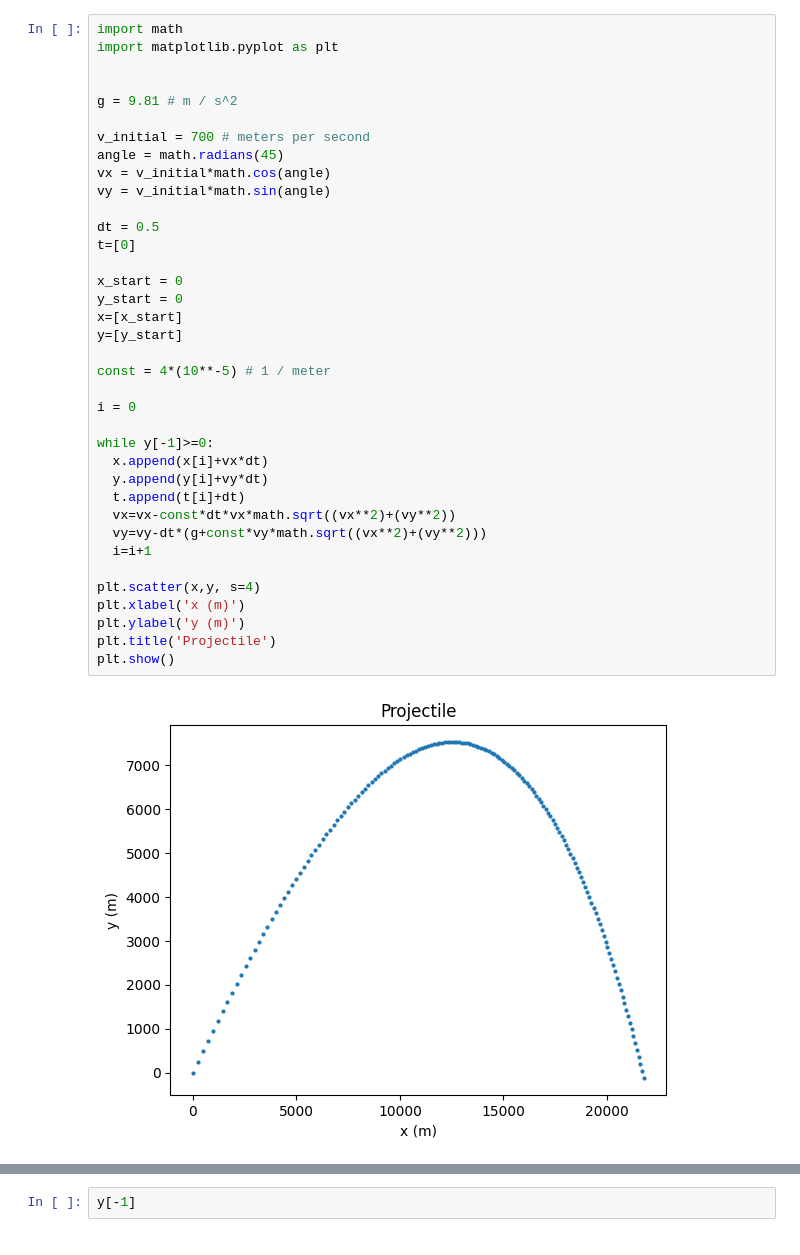
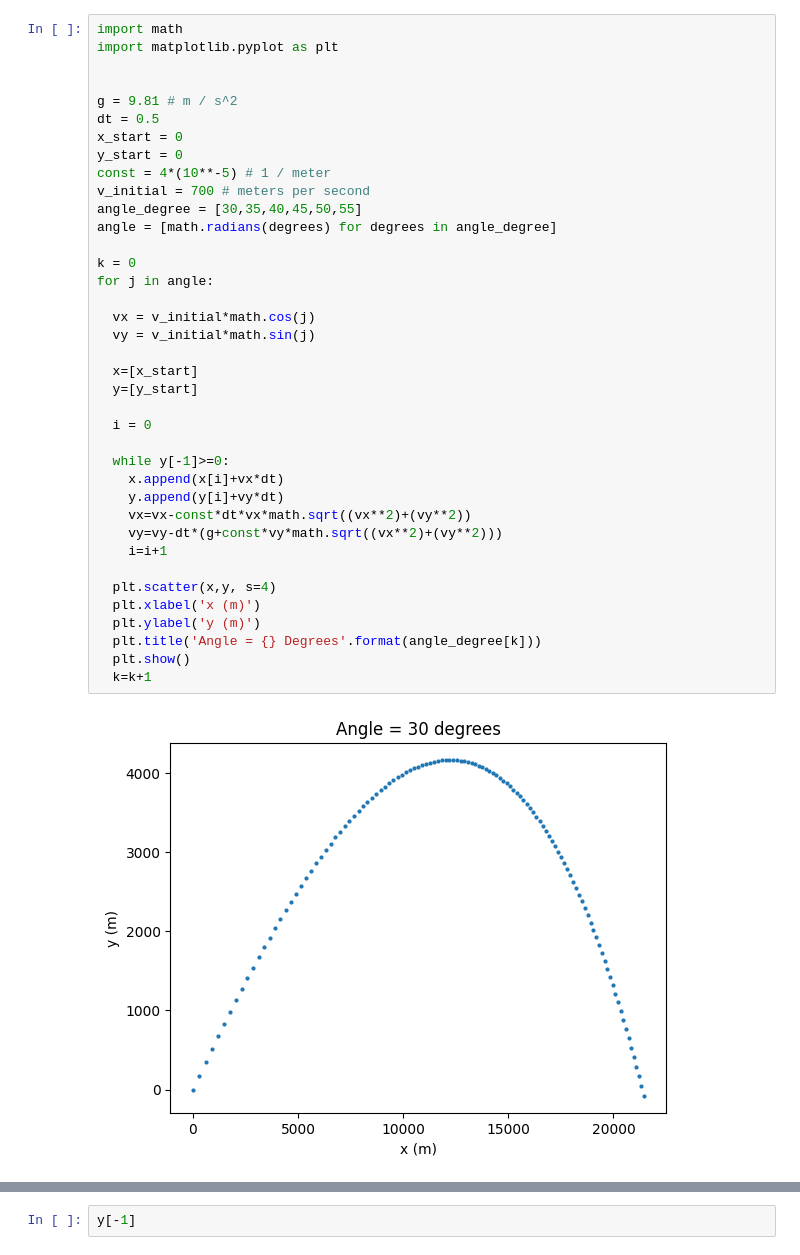
Before and after one commit to ubsuny/23-Homework3G5, a Jupyter notebook: projectile_motion.ipynb, the cells around one changed output, grey strips where cells are left out. Cells and saved outputs as stored; diff of their text form.

```diff
--- a/projectile_motion.ipynb
+++ b/projectile_motion.ipynb
@@ -3,39 +3,40 @@
 # %%
 import math
 import matplotlib.pyplot as plt
 
 
 g = 9.81 # m / s^2
-
-v_initial = 700 # meters per second
-angle = math.radians(45)
-vx = v_initial*math.cos(angle)
-vy = v_initial*math.sin(angle)
-
 dt = 0.5
-t=[0]
-
 x_start = 0
 y_start = 0
-x=[x_start]
-y=[y_start]
+const = 4*(10**-5) # 1 / meter
+v_initial = 700 # meters per second
+angle_degree = [30,35,40,45,50,55]
+angle = [math.radians(degrees) for degrees in angle_degree]
 
-const = 4*(10**-5) # 1 / meter
+k = 0
+for j in angle:
 
-i = 0
+  vx = v_initial*math.cos(j)
+  vy = v_initial*math.sin(j)
 
-while y[-1]>=0:
-  x.append(x[i]+vx*dt)
-  y.append(y[i]+vy*dt)
-  t.append(t[i]+dt)
-  vx=vx-const*dt*vx*math.sqrt((vx**2)+(vy**2))
-  vy=vy-dt*(g+const*vy*math.sqrt((vx**2)+(vy**2)))
-  i=i+1
+  x=[x_start]
+  y=[y_start]
 
-plt.scatter(x,y, s=4)
-plt.xlabel('x (m)')
-plt.ylabel('y (m)')
-plt.title('Projectile')
-plt.show()
+  i = 0
+
+  while y[-1]>=0:
+    x.append(x[i]+vx*dt)
+    y.append(y[i]+vy*dt)
+    vx=vx-const*dt*vx*math.sqrt((vx**2)+(vy**2))
+    vy=vy-dt*(g+const*vy*math.sqrt((vx**2)+(vy**2)))
+    i=i+1
+
+  plt.scatter(x,y, s=4)
+  plt.xlabel('x (m)')
+  plt.ylabel('y (m)')
+  plt.title('Angle = {} Degrees'.format(angle_degree[k]))
+  plt.show()
+  k=k+1
 # %% [output]
-[figure, old version]
+[figure, new version]
```
Also changed, not shown: parts of 1 cell of this notebook.
